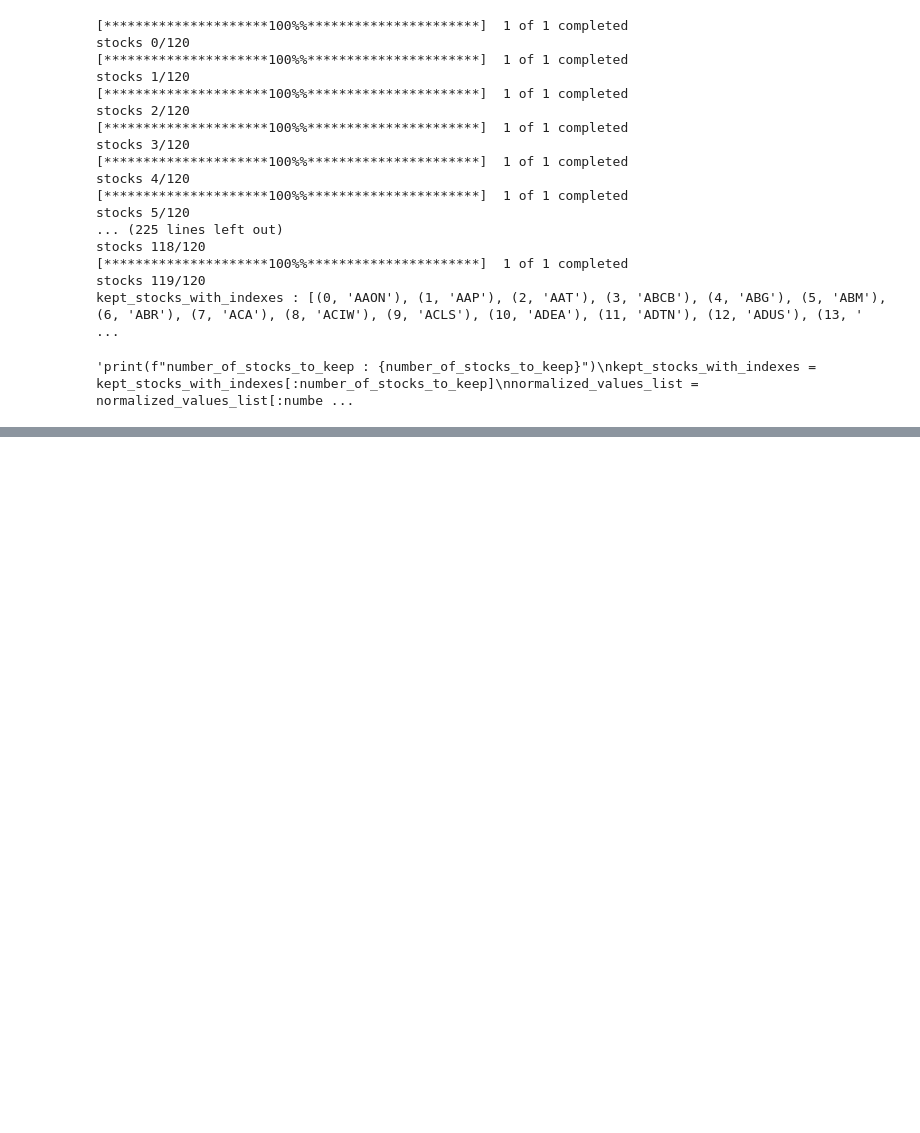
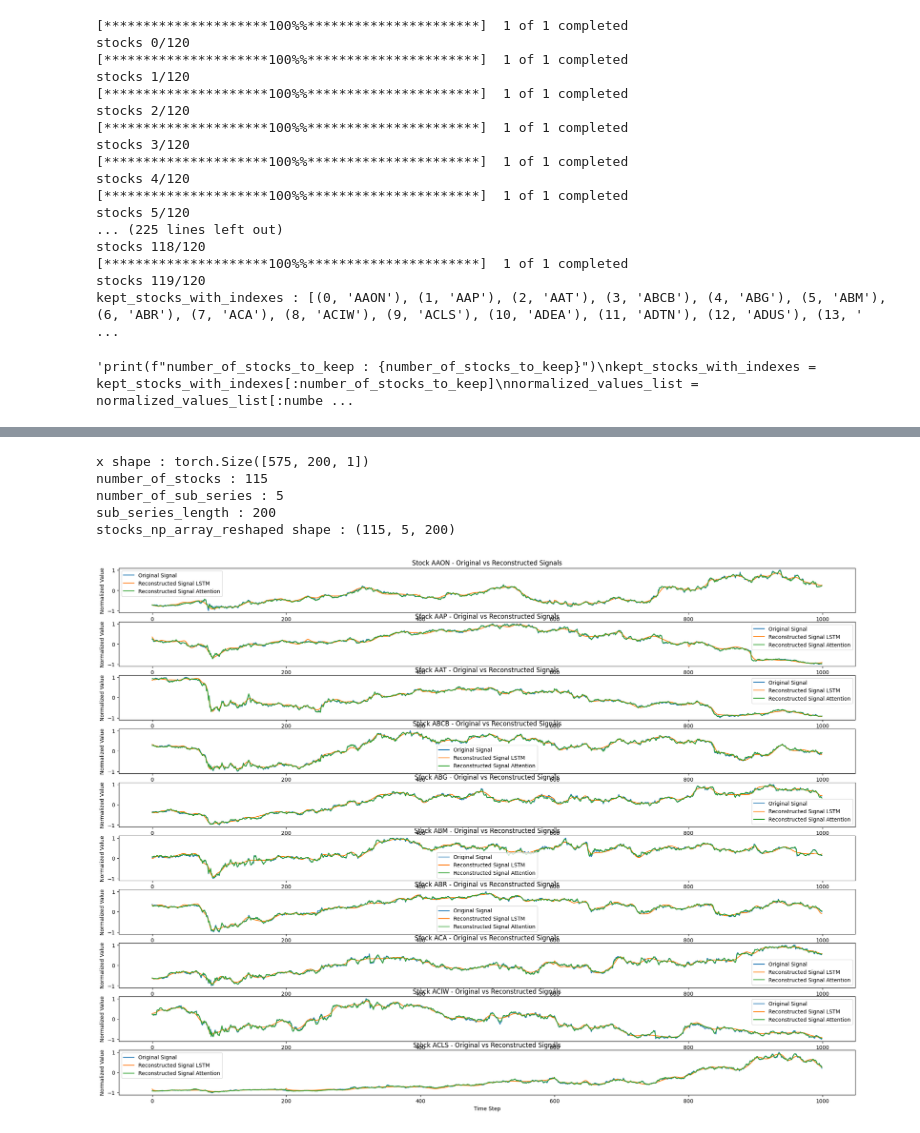
Before and after one commit to MaximeSzymanski/StocksClusteringVAE, a Jupyter notebook: VAE_stocks.ipynb, the cells around one changed output, grey strips where cells are left out. Saved outputs shown, nothing was run; the diff lists cells and outputs as text; code cells hidden in the pictures; blank space fills up the shorter version.

```diff
--- a/VAE_stocks.ipynb
+++ b/VAE_stocks.ipynb
@@ -1393,34 +1220,47 @@ plt.show()
 # %%
 import matplotlib.pyplot as plt
 
 with torch.no_grad():
     x, original_x, mu, sigma = model_attention(signal_to_tensor)
-    x = x.cpu().detach().numpy()
+    x_attention = x.cpu().detach().numpy()
+    x, original_x, mu, sigma = model_LSTM(signal_to_tensor)
+    x_LSTM = x.cpu().detach().numpy()
 print(f"x shape : {x.shape}")
 # Plot the reconstruction of all signals
 stocks_kept= [stock[1] for stock in kept_stocks_with_indexes]
 stocks_to_plot = 10
 # Reshape the data
 print(f"number_of_stocks : {number_of_stocks}")
 print(f"number_of_sub_series : {number_of_sub_series}")
 print(f"sub_series_length : {sub_series_length}")
 stocks_np_array_reshaped = stocks_np_array.reshape((number_of_stocks, number_of_sub_series, sub_series_length))
-reconstructed_signals_reshaped = x.reshape((number_of_stocks, number_of_sub_series, sub_series_length, 1))
+reconstructed_signals_reshaped_attention = x_attention.reshape((number_of_stocks, number_of_sub_series, sub_series_length, 1))
+reconstructed_signals_reshaped_LSTM = x_LSTM.reshape((number_of_stocks, number_of_sub_series, sub_series_length, 1))
+
 print(f"stocks_np_array_reshaped shape : {stocks_np_array_reshaped.shape}")
 # Plot each stock in separate subplots
 plt.figure(figsize=(25, 18))
 
 for i in range(stocks_to_plot):
     plt.subplot(stocks_to_plot, 1, i + 1)
     plt.plot(stocks_np_array_reshaped[i].reshape((-1, 1)), label='Original Signal')
-    plt.plot(reconstructed_signals_reshaped[i].reshape((-1, 1)), label='Reconstructed Signal')
+    plt.plot(reconstructed_signals_reshaped_LSTM[i].reshape((-1, 1)), label='Reconstructed Signal LSTM')
+    plt.plot(reconstructed_signals_reshaped_attention[i].reshape((-1, 1)), label='Reconstructed Signal Attention')
+
     plt.title(f'Stock {stocks_kept[i]} - Original vs Reconstructed Signals')
     plt.xlabel('Time Step')
     plt.ylabel('Normalized Value')
     plt.legend()
 
 
 plt.show()
+# %% [output]
+x shape : torch.Size([575, 200, 1])
+number_of_stocks : 115
+number_of_sub_series : 5
+sub_series_length : 200
+stocks_np_array_reshaped shape : (115, 5, 200)
+[figure, added]
 # %%
 # Apply PCA to the latent space
 
```
Also changed, not shown: parts of 29 cells of this notebook.
